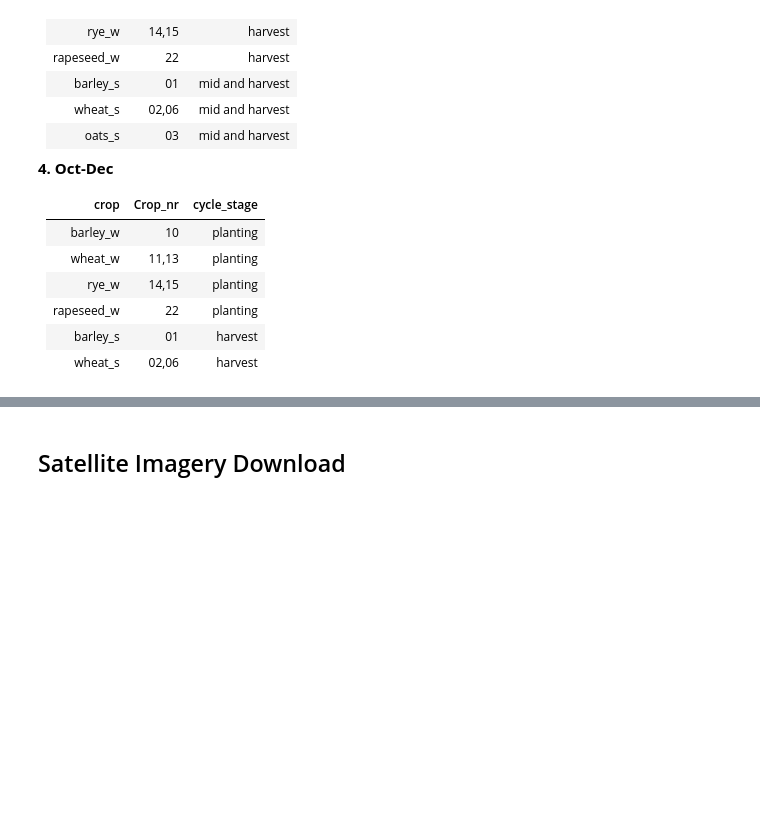
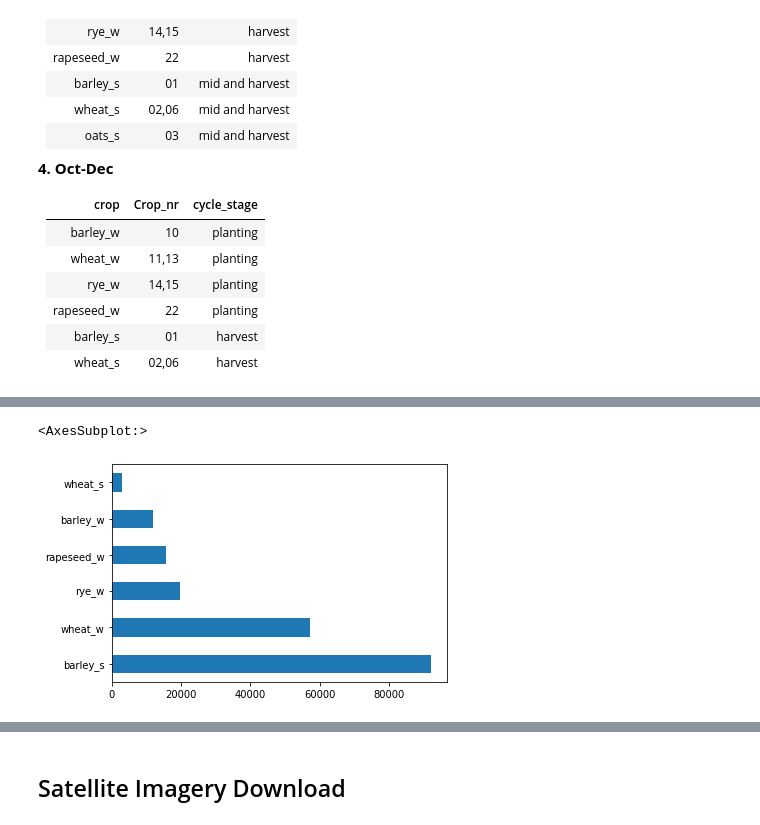
Before and after one commit to MISSEY/Vegetation-Land-Segmentation-and-Classification, a Jupyter notebook: Preprocessing.ipynb, the cells around one changed output, grey strips where cells are left out. Cells and saved outputs as stored; diff of their text form; code cells hidden in the pictures; blank space fills up the shorter version.

```diff
--- a/Preprocessing.ipynb
+++ b/Preprocessing.ipynb
@@ -226,0 +291,15 @@ denmark_veg_cat_1['r_classes'].value_counts().plot(kind='barh')
+# %%
+# category 3 Oct-Dec
+classes_for_cat_3 = {
+    'barley_w': [10],
+    'wheat_w': [11,13],
+    'rye_w': [14,15],
+    'rapeseed_w':[22],
+    'barley_s': [1],
+    'wheat_s' :[2,6]
+    }
+denmark_veg_cat_3 = shape_ex.prepare_labels(df = denmark_veg,class_dictionary = classes_for_cat_3,id_col = 'code',label_name='classes')
+denmark_veg_cat_3['r_classes'].value_counts().plot(kind='barh')
+# %% [output]
+<AxesSubplot:>
+[figure, added]
```
Also changed, not shown: parts of 23 cells of this notebook, 1 other file.
